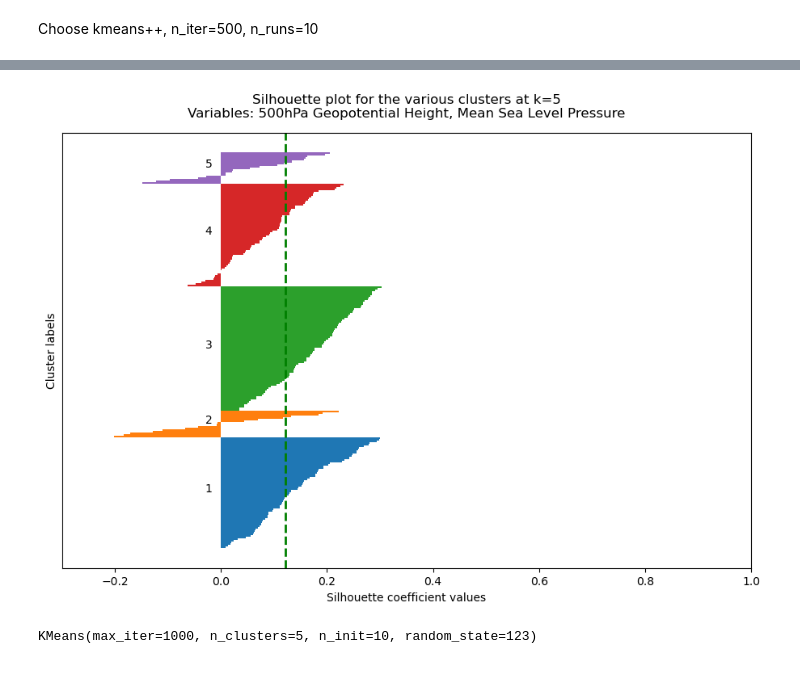
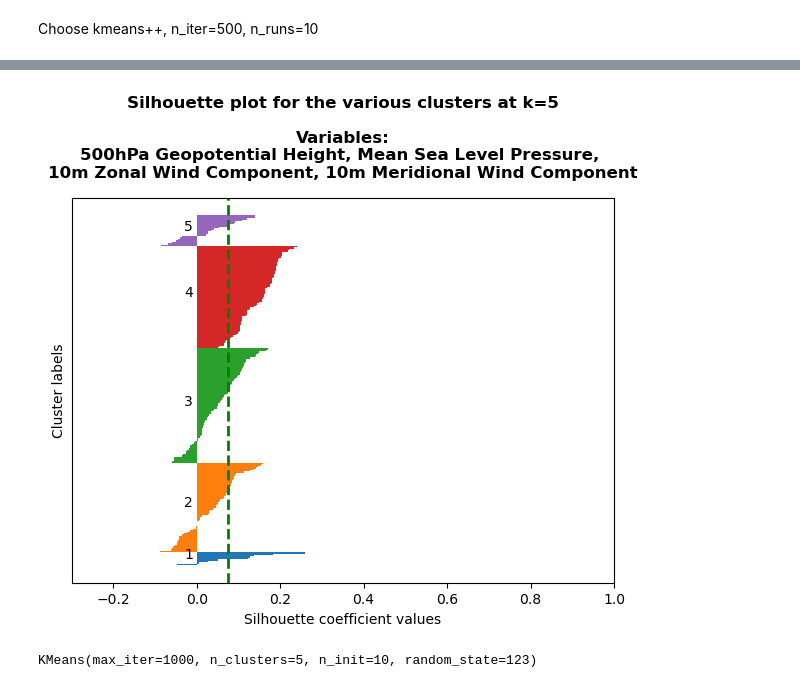
Before and after one commit to aeol1an/NorcalFireRegimes, a Jupyter notebook: clustering.ipynb, the cells around one changed output, grey strips where cells are left out. Saved outputs shown, nothing was run; the diff lists cells and outputs as text; code cells hidden in the pictures.

Commit message:
added some mean frp data to pkl and did more analysis

```diff
--- a/clustering.ipynb
+++ b/clustering.ipynb
@@ -94,7 +95,7 @@ frp_percent_threshold = 0.97
 frp_value_threshold = np.sort(avgnorcal_frp_np)[np.floor(avgnorcal_frp_np.size*frp_percent_threshold).astype(np.int32):][0]
 # %%
 bounded_frp = norcal_frp[avgnorcal_frp_np > frp_value_threshold]
-bounded_frp
+bounded_area_avg_frp = avgnorcal_frp_np[avgnorcal_frp_np > frp_value_threshold]
 print(f"frp_value_threshold: {frp_value_threshold}, retaining {len(bounded_frp)} days.")
 # %% [output]
 frp_value_threshold: 0.010387085199368916, retaining 239 days.
@@ -131,20 +132,25 @@ fullnames = {
     "z": "500hPa Geopotential Height",
     "t2m": "2m Air Temperature",
     "d2m": "2m Dew Point Temperature",
-    "msl": "Mean Sea Level Pressure"
+    "msl": "Mean Sea Level Pressure",
+    "u10": "10m Zonal Wind Component",
+    "v10": "10m Meridional Wind Component"
 }
 
-allvars = ['z', "t2m", "d2m", "msl"]
+allvars = ['z', "t2m", "d2m", "msl", "u10", "v10"]
 
 vars = [x for x in allvars if x not in vars_to_drop]
 curr_fullnames = ""
-for var in vars:
+for i, var in enumerate(vars):
+    n = len(vars)
     curr_fullnames += fullnames[var] + ", "
+    if (i % 2 == 1) and (i != n-1):
+        curr_fullnames += '\n'
 curr_fullnames = curr_fullnames[:-2]
 # %%
 era5 = era5.drop_dims(['pressure_level'])
 era5 = era5.drop_vars(['number', 'expver'])
-era5_to_cluster = era5.drop_vars(['u10', 'v10'])
+era5_to_cluster = era5.copy()
 era5_to_cluster = era5_to_cluster.drop_vars(vars_to_drop)
 era5_scaled_and_detrended = era5_to_cluster.copy()
 # %%
@@ -198,12 +204,14 @@ k_init = 'k-means++'
 k_iter = 1000
 k_runs = 10
 # %%
+db_runs = 500
+
 kmeans_errors_davies_bouldin = xr.DataArray(
-    np.empty((14, 500)),
+    np.empty((14, db_runs)),
     dims=["k", "n"],
     coords={
         "k": np.arange(2, 16),
-        "n": np.arange(500)
+        "n": np.arange(db_runs)
     }
 )
 
@@ -214,13 +222,5 @@ for k in kmeans_errors_davies_bouldin.coords["k"].values:
         km.fit(X_pca)
         kmeans_errors_davies_bouldin.loc[k, n] = km.inertia_
         kmeans_errors_davies_bouldin.loc[k, n] = davies_bouldin_score(X_pca, km.labels_)
-
-plt.figure(figsize=(8, 5))
-line, = plt.plot(kmeans_errors_davies_bouldin.coords["k"].values, np.mean(kmeans_errors_davies_bouldin, axis=1), marker='.')
-plt.errorbar(line.get_xdata(), line.get_ydata(), yerr=np.std(kmeans_errors_davies_bouldin, axis=1), fmt='o', capsize=5)
-plt.ylabel("Davies-Bouldin Score")
-plt.title("Davies-Bouldin Score and Standard Deviation (500 runs)\nVariables: " + curr_fullnames)
-
-plt.show()
 # %% [output]
 Starting Davies_Bouldin:
@@ -234,7 +244,7 @@ def gmean(arr, axis=None):
 # %%
 fig = plt.figure()
 ax1 = plt.axes()
-fig.set_size_inches(11, 7)
+fig.set_size_inches(7, 5)
 
 # Run the Kmeans algorithm with our hyperparameters and get label to silhouette analysis
 km = KMeans(n_clusters=k, init=k_init, n_init=k_runs, max_iter=k_iter, random_state=random_state)
@@ -248,36 +258,36 @@ silhouette_frp = []
 for i, cluster in enumerate(np.unique(labels)):
     #subset to get only the values from our current cluster
     cluster_silhouette_vals = silhouette_vals[labels == cluster]
     cluster_silhouette_vals.sort()
     all_silhouette_vals.append(cluster_silhouette_vals)
-    meanfrp = gmean(np.mean(bounded_frp[labels == cluster].values, axis=(1,2)))
+    meanfrp = gmean(np.mean(bounded_area_avg_frp[labels == cluster]))
     silhouette_frp.append(meanfrp)
 
 # print(silhouette_frp)
 # print(all_silhouette_vals)
 # print(sorted(list(zip(frp, all_silhouette_vals)), key=lambda x: x[0], reverse=True))
 
 y_lower, y_upper = 0, 0
 for i, cluster in enumerate(sorted(list(zip(silhouette_frp, all_silhouette_vals)), key=lambda x: x[0], reverse=True)):
     y_upper += len(cluster[1])
     #plot and add label
     ax1.barh(range(y_lower, y_upper), cluster[1], edgecolor='none', height=1)
     ax1.text(-0.03, (y_lower + y_upper) / 2, str(i + 1))
     #set the lower bound for the next cluster
     y_lower += len(cluster[1])
 
 # Get the average silhouette score and plot it
 avg_score = np.mean(silhouette_vals)
 ax1.axvline(avg_score, linestyle='--', linewidth=2, color='green')
 ax1.set_yticks([])
 ax1.set_xlim([-0.3, 1])
 ax1.set_xlabel('Silhouette coefficient values')
 ax1.set_ylabel('Cluster labels')
-ax1.set_title(f'Silhouette plot for the various clusters at k={k}\nVariables: ' + curr_fullnames, y=1.02)
+ax1.set_title(f'Silhouette plot for the various clusters at k={k}\n\nVariables:\n' + curr_fullnames, pad=15, weight='bold')
 
 plt.show()
 # %% [output]
-[figure, old version]
+[figure, new version]
 # %%
 km = KMeans(n_clusters=k, init=k_init, n_init=k_runs, max_iter=k_iter, random_state=random_state)
 km.fit(X_pca)
```
Also changed, not shown: parts of 7 cells of this notebook, 2 other files.
